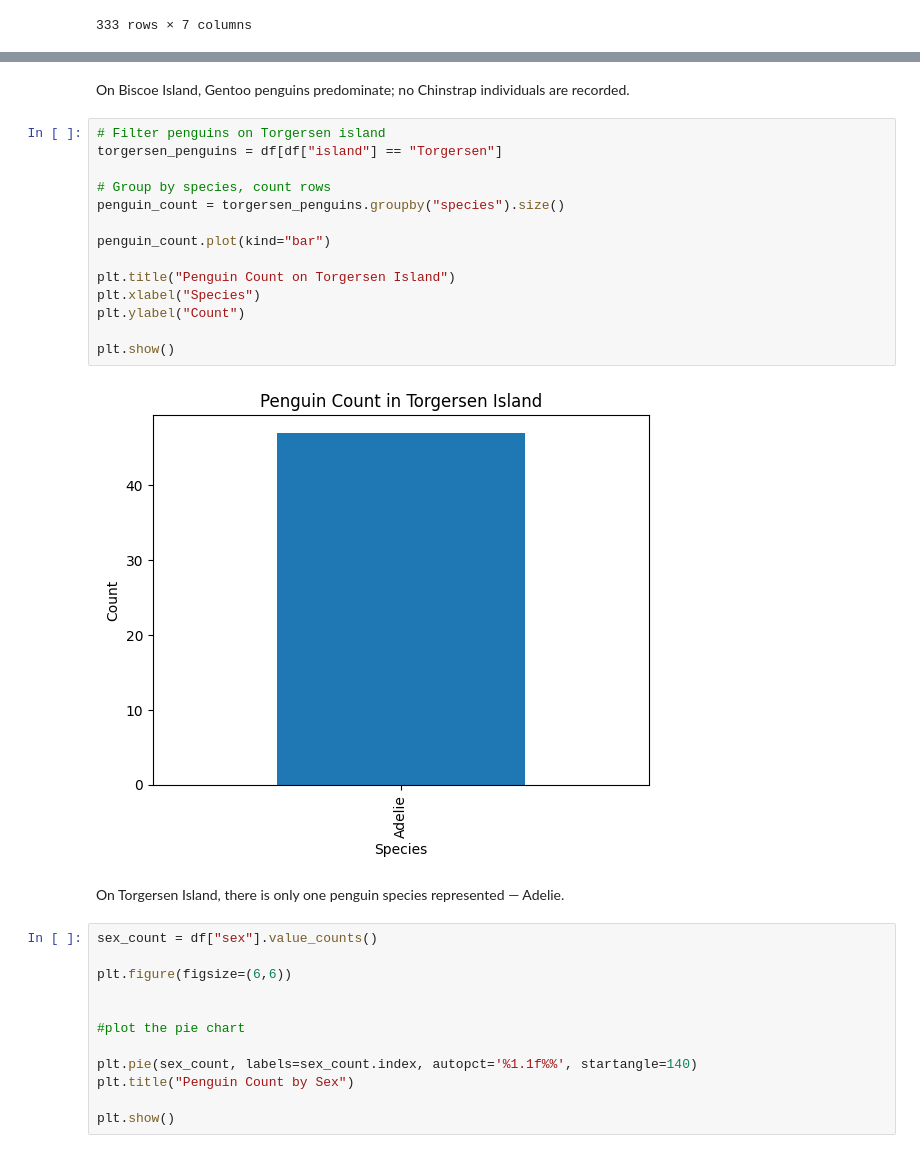
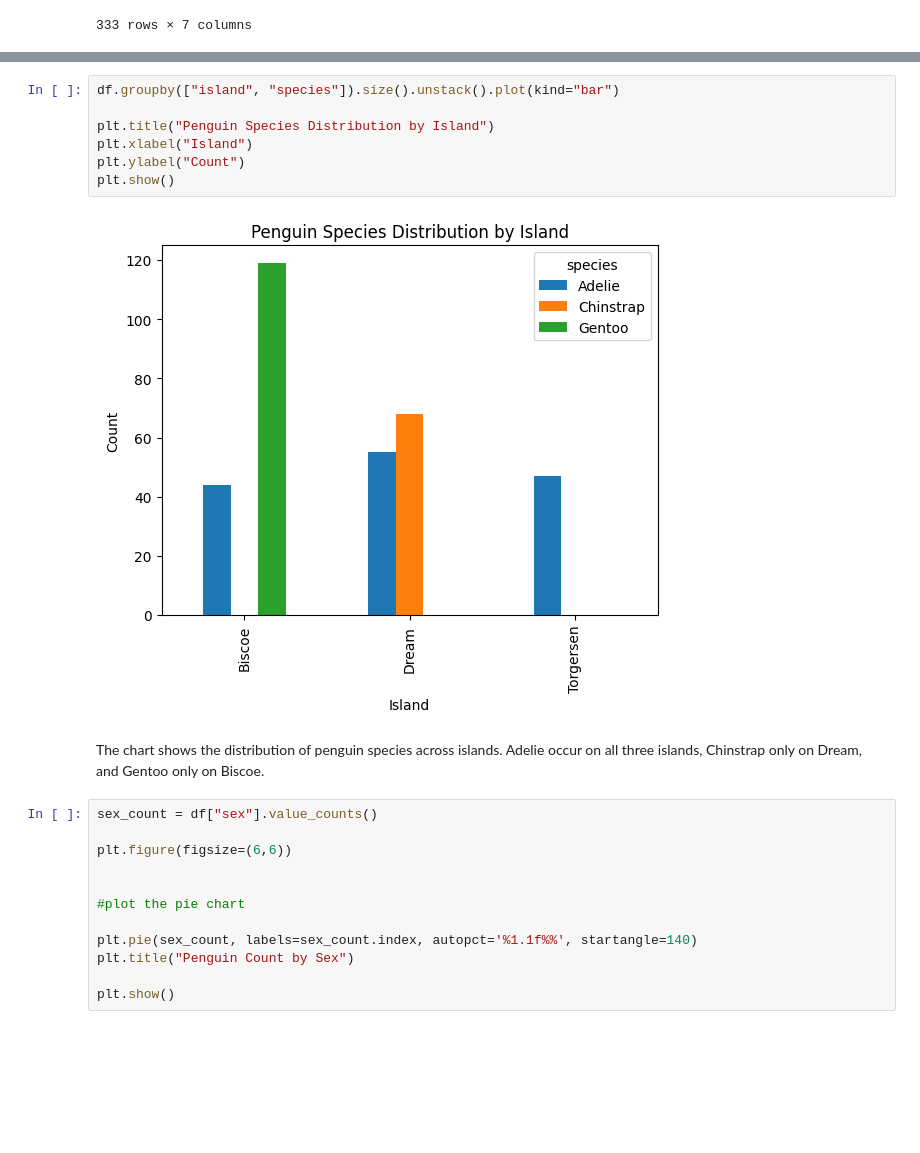
Before and after one commit to riinakik/dt-2025-data-visualisation, a Jupyter notebook: notebooks/Assignment/penguins_analysis.ipynb, the cells around one changed output, grey strips where cells are left out. Saved outputs shown, nothing was run; the diff lists cells and outputs as text; blank space fills up the shorter version.

```diff
--- a/notebooks/Assignment/penguins_analysis.ipynb
+++ b/notebooks/Assignment/penguins_analysis.ipynb
@@ -91,23 +40,15 @@ plt.show()
-# %% [markdown]
-On Biscoe Island, Gentoo penguins predominate; no Chinstrap individuals are recorded.
-# %%
-# Filter penguins on Torgersen island
-torgersen_penguins = df[df["island"] == "Torgersen"]
-
-# Group by species, count rows
-penguin_count = torgersen_penguins.groupby("species").size()
-
-penguin_count.plot(kind="bar")
-
-plt.title("Penguin Count on Torgersen Island")
-plt.xlabel("Species")
-plt.ylabel("Count")
-
-plt.show()
-# %% [output]
-[figure, removed]
-# %% [markdown]
-On Torgersen Island, there is only one penguin species represented — Adelie.
+# %%
+df.groupby(["island", "species"]).size().unstack().plot(kind="bar")
+
+plt.title("Penguin Species Distribution by Island")
+plt.xlabel("Island")
+plt.ylabel("Count")
+plt.show()
+# %% [output]
+[figure, added]
+# %% [markdown]
+The chart shows the distribution of penguin species across islands.
+Adelie occur on all three islands, Chinstrap only on Dream, and Gentoo only on Biscoe.
 # %%
 sex_count = df["sex"].value_counts()
 
```
Also changed, not shown: parts of 10 cells of this notebook, 1 other file.
